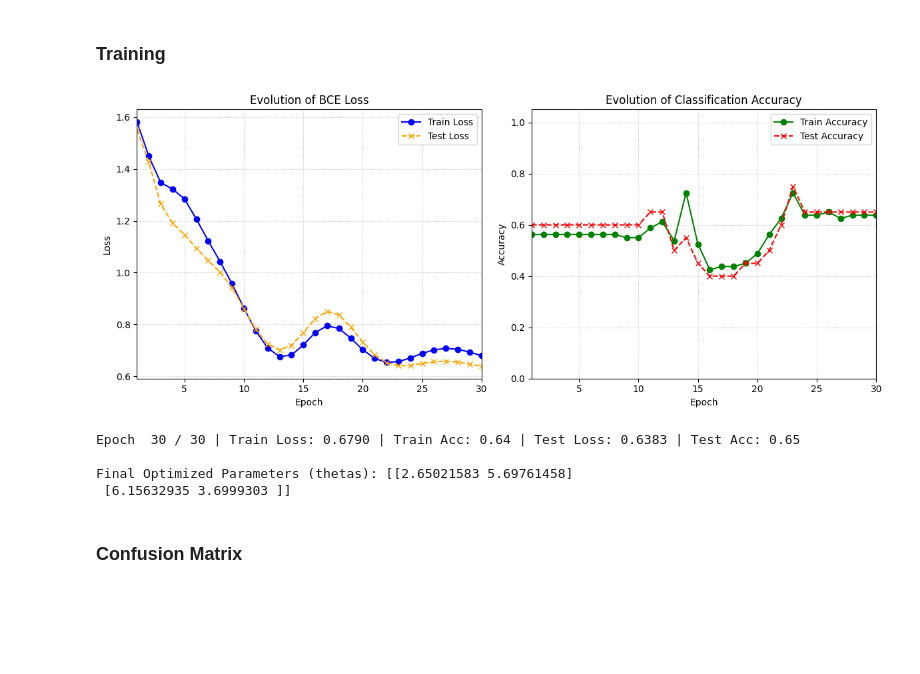
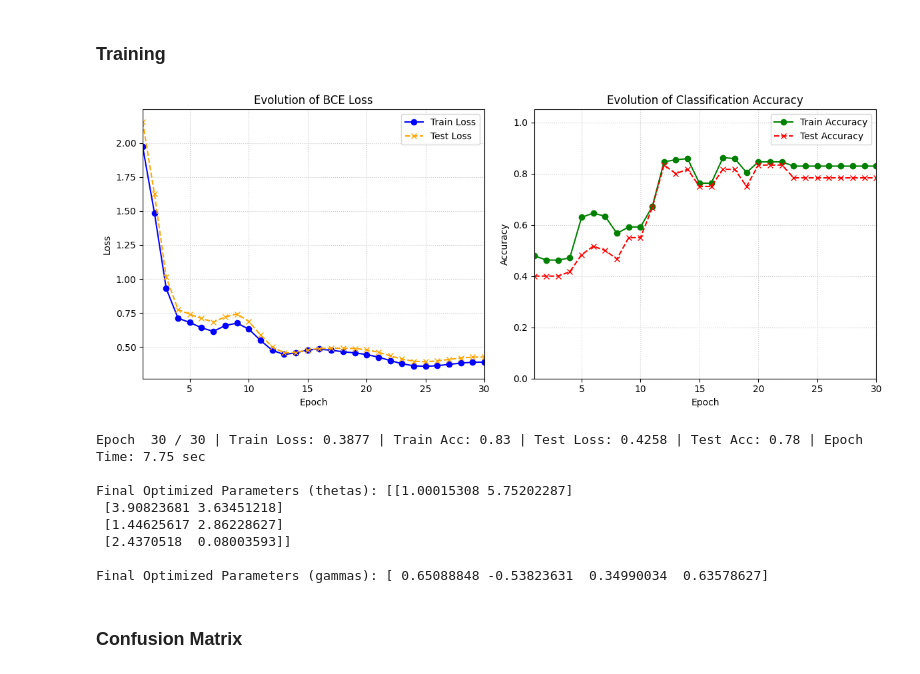
Before and after one commit to Jules02/aqal_project, a Jupyter notebook: quantum_model.ipynb, the cells around one changed output. Drawn from its saved outputs; the diff is of its cells as text; code cells hidden in the pictures; blank space fills up the shorter version.

```diff
--- a/quantum_model.ipynb
+++ b/quantum_model.ipynb
@@ -38,9 +63,9 @@ def pqc(theta_params, H_G):
 # %% [markdown]
 ### Metrics
 # %%
-def bce_loss(theta_params, H_G, y):
+def bce_loss(theta_params, gamma_params, H_G, y):
     """'Computes the BCE loss between the prediction of the PQC (given the current theta_params and the graph encoding H_G) and the true label"""
-    probs = pqc(theta_params, H_G)
+    probs = pqc(theta_params, gamma_params, H_G)
     prediction = probs[0]                             # h_k(M)
 
     eps = 1e-15
@@ -48,22 +73,22 @@ def bce_loss(theta_params, H_G, y):
 
     return -(y * qp.math.log(pred_clipped) + (1 - y) * qp.math.log(1 - pred_clipped))
 
-def cost_function(theta_params, dataset=None):
+def cost_function(theta_params, gamma_params, dataset=None):
     """Computes the mean of all BCE losses over a given dataset"""
     losses = []
 
     for _, H_G, y in dataset:
-        loss_value = bce_loss(theta_params, H_G, y)
+        loss_value = bce_loss(theta_params, gamma_params, H_G, y)
         losses.append(loss_value)
 
     return qp.math.mean(qp.math.stack(losses))
 
-def compute_accuracy(theta_params, dataset=None):
+def compute_accuracy(theta_params, gamma_params, dataset=None):
     """Computes the accuracy of the PQC (proportion of correct predictions) on a given dataset"""
     correct_predictions = 0
 
     for _, H_G, y in dataset:
-        probs = pqc(theta_params, H_G)
+        probs = pqc(theta_params, gamma_params, H_G)
         prediction = probs[0]
 
         discrete_pred = 1 if prediction >= 0.5 else 0
@@ -93,11 +118,10 @@ def get_ising_hamiltonian(adj_matrix):
 # %% [markdown]
 ### Data Generation
 # %%
-N = 100
 dataset = []
 
 threshold = np.log(num_nodes) / num_nodes   # The theoretical threshold for a graph to be connected is ln(n)/n
-edge_probabilities = [random.uniform(threshold*0.9, threshold*1.5) for _ in range(N)]
+edge_probabilities = [random.uniform(threshold*0.9, threshold*1.5) for _ in range(DATASET_SIZE)]
 
 connected_count = 0
 disconnected_count = 0
@@ -112,7 +136,8 @@ for p in edge_probabilities:
         y = 1
         disconnected_count+=1
     dataset.append((A, H_G, y))
+config["connected_ratio"] = connected_count / len(dataset)
 
 print(f"The full dataset contains {connected_count} connected graphs and {disconnected_count} disconnected graphs.")
-train_data, test_data = train_test_split(dataset, test_size=0.2, random_state=42)
+train_data, test_data = train_test_split(dataset, test_size=0.2, random_state=SEED)
 # %% [output]
@@ -120,12 +145,10 @@ The full dataset contains 57 connected graphs and 43 disconnected graphs.
 # %% [markdown]
 ### Training
 # %%
-epochs = 30
+thetas = np.random.uniform(0, 2*np.pi, size=(L, N_PARAMS_PER_LAYER), requires_grad=True)
+gammas = np.random.uniform(0, 1, size=(L, ), requires_grad=True)
 
-np.random.seed(42)
-thetas = np.random.uniform(0, 2*np.pi, size=(L, N_PARAMS_PER_LAYER), requires_grad=True)
-
-opt = qp.AdamOptimizer(stepsize=0.1)
+opt = qp.AdamOptimizer(stepsize=STEP_SIZE)
 
 history_train_loss = []
 history_test_loss = []
@@ -134,64 +157,77 @@ history_test_acc = []
 
 print("Starting Training...")
 
-for epoch in range(epochs):
-    thetas = opt.step(cost_function, thetas, dataset=train_data)
+total_start_time = time.time()
+epoch_times = []
 
-    train_loss = cost_function(thetas, dataset=train_data)
-    train_acc = compute_accuracy(thetas, dataset=train_data)
-    test_loss = cost_function(thetas, dataset=test_data)
-    test_acc = compute_accuracy(thetas, dataset=test_data)
+for epoch in range(EPOCHS):
+    epoch_start_time = time.time()
+
+    cost_function_train = lambda t, g: cost_function(t, g, dataset=train_data)
+    thetas, gammas = opt.step(cost_function_train, thetas, gammas)
+
+    train_loss = cost_function(thetas, gammas, dataset=train_data)
+    train_acc = compute_accuracy(thetas, gammas, dataset=train_data)
+    test_loss = cost_function(thetas, gammas, dataset=test_data)
+    test_acc = compute_accuracy(thetas, gammas, dataset=test_data)
 
     history_train_loss.append(train_loss)
     history_test_loss.append(test_loss)
     history_train_acc.append(train_acc)
     history_test_acc.append(test_acc)
 
-    # 4. Dynamic Plotting
-    clear_output(wait=True)  # Clears the output of the current cell to redraw
+    clear_output(wait=True)
 
     plt.figure(figsize=(12, 5))
 
-    # Plot 1: BCE Loss
     plt.subplot(1, 2, 1)
-    # Use range(1, epoch + 2) so the x-axis grows dynamically with the data
     plt.plot(range(1, epoch + 2), history_train_loss, label='Train Loss', marker='o', color='blue')
     plt.plot(range(1, epoch + 2), history_test_loss, label='Test Loss', marker='x', linestyle='--', color='orange')
     plt.title('Evolution of BCE Loss')
     plt.xlabel('Epoch')
     plt.ylabel('Loss')
-    # Force the x-axis to show the full scale of epochs so the graph fills in over time
     plt.xlim(1, epochs)
     plt.legend()
     plt.grid(True, linestyle=':', alpha=0.7)
 
-    # Plot 2: Accuracy
     plt.subplot(1, 2, 2)
     plt.plot(range(1, epoch + 2), history_train_acc, label='Train Accuracy', marker='o', color='green')
     plt.plot(range(1, epoch + 2), history_test_acc, label='Test Accuracy', marker='x', linestyle='--', color='red')
     plt.title('Evolution of Classification Accuracy')
     plt.xlabel('Epoch')
     plt.ylabel('Accuracy')
     plt.xlim(1, epochs)
-    plt.ylim(0.0, 1.05) # Accuracy is strictly between 0 and 1
+    plt.ylim(0.0, 1.05)
     plt.legend()
     plt.grid(True, linestyle=':', alpha=0.7)
 
     plt.tight_layout()
-    plt.show() # Display the plot for the current epoch
+    plt.show()
 
-    # Print the stats below the plot at every epoch
+    epoch_end_time = time.time()
+    epoch_duration = epoch_end_time - epoch_start_time
+    epoch_times.append(epoch_duration)
+
     print(f"Epoch {epoch + 1:3d} / {epochs} | "
           f"Train Loss: {train_loss:.4f} | Train Acc: {train_acc:.2f} | "
-          f"Test Loss: {test_loss:.4f} | Test Acc: {test_acc:.2f}")
+          f"Test Loss: {test_loss:.4f} | Test Acc: {test_acc:.2f} | "
+          f"Epoch Time: {epoch_duration:.2f} sec")
+
+total_end_time = time.time()
+total_duration = total_end_time - total_start_time
 
 print("\nFinal Optimized Parameters (thetas):", thetas)
+print("\nFinal Optimized Parameters (gammas):", gammas)
 # %% [output]
-[figure, old version]
+[figure, new version]
-Epoch  30 / 30 | Train Loss: 0.6790 | Train Acc: 0.64 | Test Loss: 0.6383 | Test Acc: 0.65
+Epoch  30 / 30 | Train Loss: 0.3877 | Train Acc: 0.83 | Test Loss: 0.4258 | Test Acc: 0.78 | Epoch Time: 7.75 sec
 
-Final Optimized Parameters (thetas): [[2.65021583 5.69761458]
- [6.15632935 3.6999303 ]]
+Final Optimized Parameters (thetas): [[1.00015308 5.75202287]
+ [3.90823681 3.63451218]
+ [1.44625617 2.86228627]
+ [2.4370518  0.08003593]]
+
+Final Optimized Parameters (gammas): [ 0.65088848 -0.53823631  0.34990034  0.63578627]
 # %% [markdown]
 ### Confusion Matrix
 # %%
```
Also changed, not shown: parts of 7 cells of this notebook, 1 other file.
